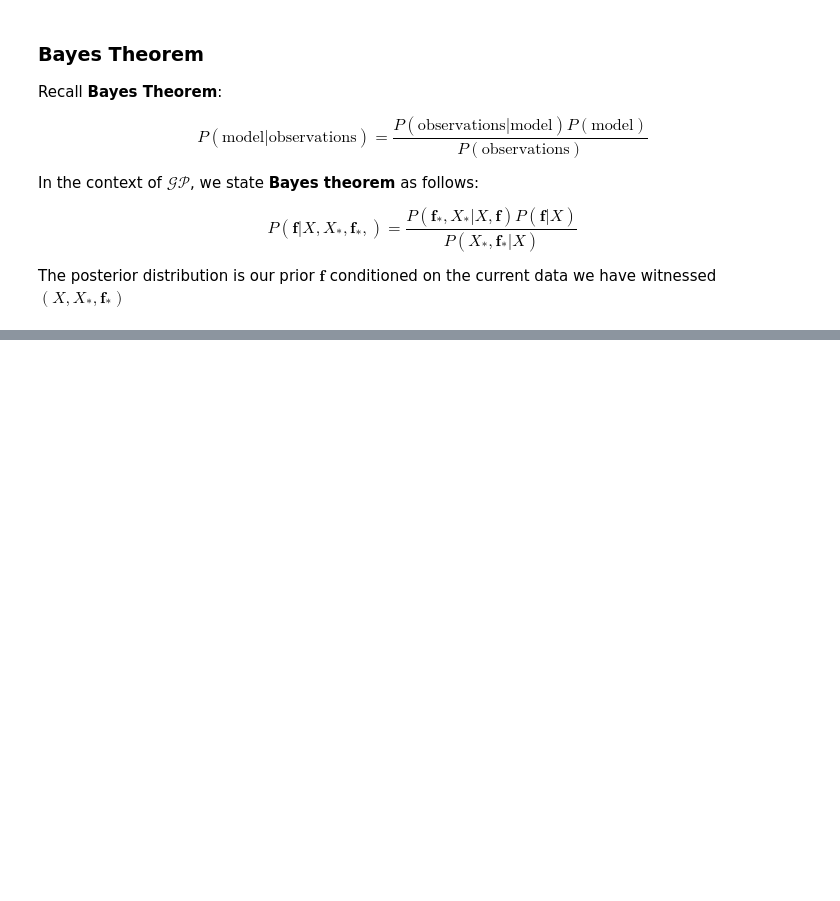
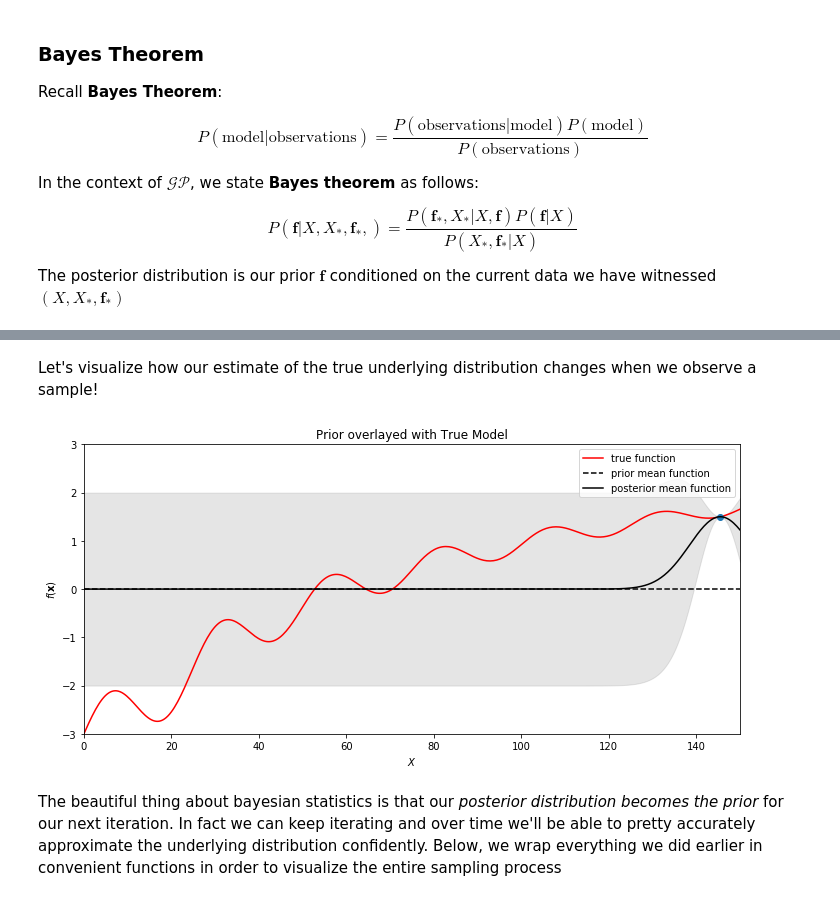
Before and after one commit to jerdra/statistical_models, a Jupyter notebook: notebooks/tutorials/gaussian_processes/gaussian_processes.ipynb, the cells around one changed output, grey strips where cells are left out. Cells and saved outputs as stored; diff of their text form; code cells hidden in the pictures; blank space fills up the shorter version.

Commit message:
completed posterior variation of algorithm 2.1

```diff
--- a/notebooks/tutorials/gaussian_processes/gaussian_processes.ipynb
+++ b/notebooks/tutorials/gaussian_processes/gaussian_processes.ipynb
@@ -340,0 +312,10 @@ $$\bar{\mathbf{f}}_* = K(X_*,X)K(X,X)^{-1}\mathbf{f}= K(X_*,X)(L^T)^{-1}L^{-1}\m
+# %%
+#Compute joint covariance matrix off-diagonals
+k_x_xs = np.exp(-l * (x - samp_x)**2)
+k_xs_x = k_x_xs.T
+
+#Compute test covariance matrix (in the case of 1 sample it is always 1)
+k_xs_xs = np.array([1.0]).reshape((1,1))
+
+#Compute the posterior mean
+bar_f = m_x + k_x_xs @ k_xs_xs @ samp_fx
@@ -340,0 +332,39 @@ $$\bar{\mathbf{f}}_* = K(X_*,X)K(X,X)^{-1}\mathbf{f}= K(X_*,X)(L^T)^{-1}L^{-1}\m
+# %%
+#Compute the posterior variance
+var_f = K - k_x_xs @ np.linalg.pinv(k_xs_xs) @ k_xs_x
+# %% [markdown]
+Let's visualize how our estimate of the true underlying distribution changes when we observe a sample!
+# %%
+#Now we'll visualize the posterior predictive distribution
+#Make figure canvas
+fig = plt.figure(figsize=(10,5))
+ax = fig.add_subplot(111)
+
+#Visualize the true model
+ax.plot(x,y,'r', label='true function')
+
+#Visualize the GP prior with 95% confidence zone
+
+#Prior mean function
+ax.plot(x,m_x,'k--',label='prior mean function')
+ax.plot(samp_x,samp_fx,'o')
+
+#Posterior Mean function
+ax.plot(x,bar_f,'k', label='posterior mean function')
+
+#95% confidence interval (Z distribution) using diagonal of prior covariance function
+plt.fill_between(x[:,0],bar_f[:,0] - 2*var_f.diagonal(), bar_f[:,0] + 2*var_f.diagonal(),color='grey', alpha=0.2)
+
+#Set figure properties
+ax.set_xlabel(r'$X$')
+ax.set_ylabel(r'$f(\mathbf{x})$')
+ax.set_title('Prior overlayed with True Model')
+ax.set_xlim(left=0,right=150)
+ax.set_ylim(bottom=-3,top=3)
+plt.tight_layout()
+plt.legend()
+plt.show()
+# %% [output]
+[figure, added]
+# %% [markdown]
+The beautiful thing about bayesian statistics is that our *posterior distribution becomes the prior* for our next iteration. In fact we can keep iterating and over time we'll be able to pretty accurately approximate the underlying distribution confidently. Below, we wrap everything we did earlier in convenient functions in order to visualize the entire sampling process
```
Also changed, not shown: parts of 14 cells of this notebook.
